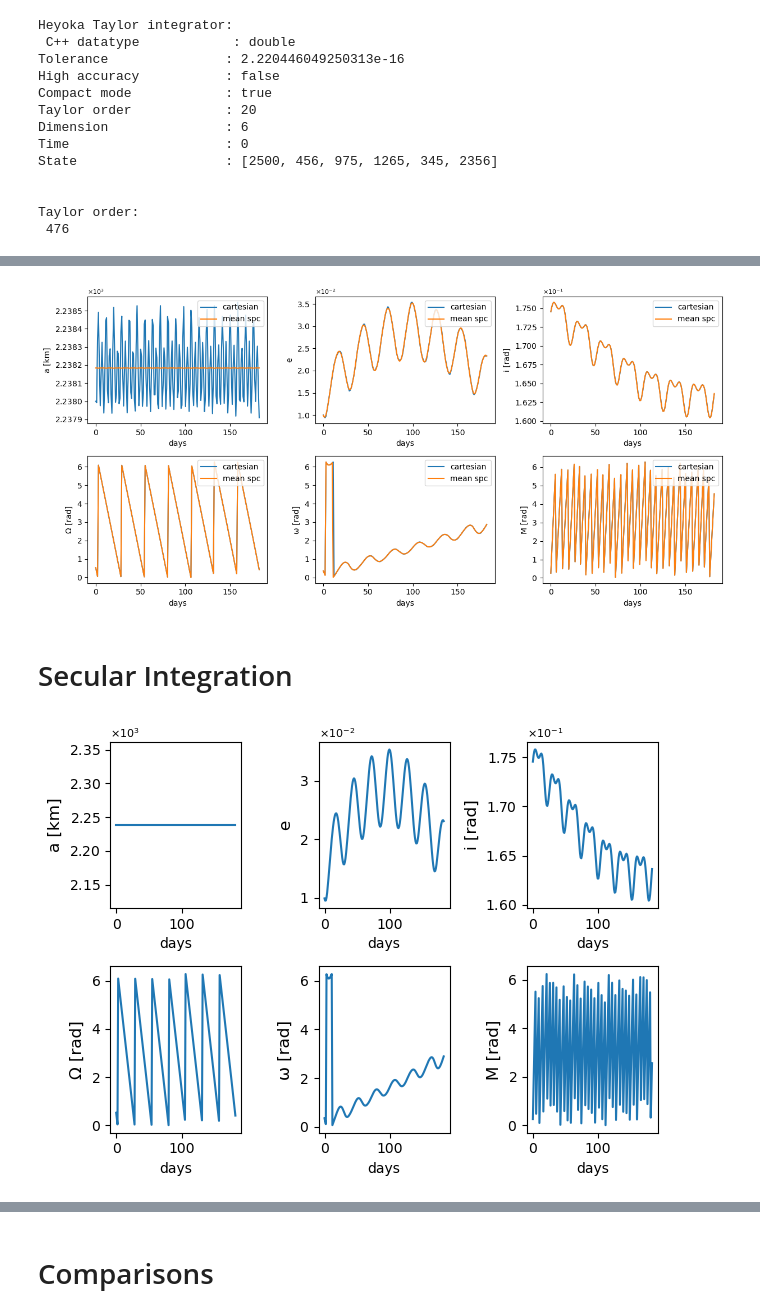
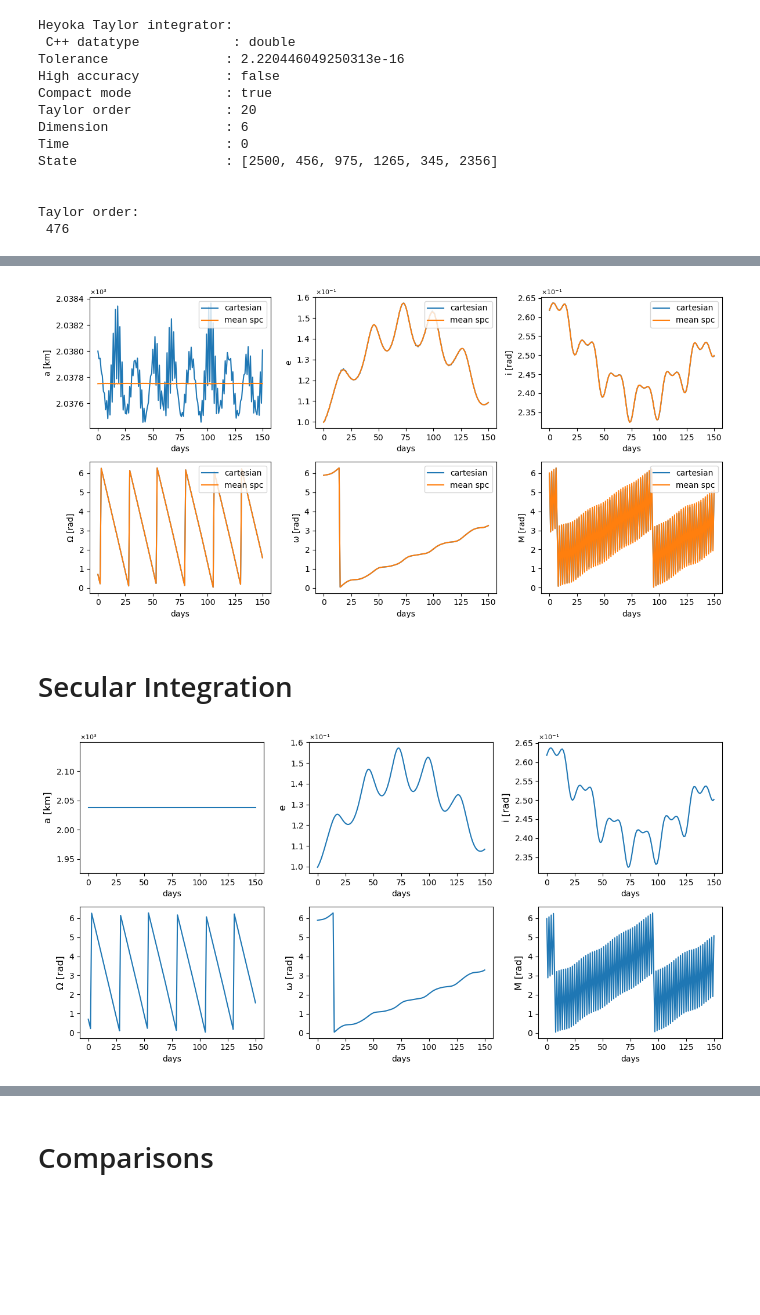
Before and after one commit to edoardolegnaro/AnalyticCisProp, a Jupyter notebook: orbit_integrations.ipynb, the cells around one changed output, grey strips where cells are left out. Saved outputs shown, nothing was run; the diff lists cells and outputs as text; code cells hidden in the pictures; blank space fills up the shorter version.

```diff
--- a/orbit_integrations.ipynb
+++ b/orbit_integrations.ipynb
@@ -15,14 +15,14 @@ from p_tqdm import p_map
 ### Initial Conditions
 # %%
 # osculating elements
-akm = RL + 500
-ecc0 = 0.01
-inc0 = 10*deg
-om0 = 20*deg
-OM0 = 30*deg
-M0 = 15*deg
+akm = RL + 300
+ecc0 = 0.1
+inc0 = 15*deg
+om0 = -0.4
+OM0 = 0.7
+M0 = -0.3
 
-tmax = 365*1/2
+tmax = 150
 dt = 1
 tgrid = np.linspace(0.0, tmax, int(1 + tmax/dt), endpoint = True)
 # %% [markdown]
@@ -143,4 +143,4 @@ for i in range(6):
 plt.tight_layout()
 plt.show()
 # %% [output]
-[figure, old version]
+[figure, new version]
@@ -205,7 +155,7 @@ import analcisprop.propagators.secular_scipy as sec_sp
 ic0_eq = vc.kep2equinox([akm_mean, ecc0_mean, inc0_mean, OM0_mean, om0_mean, M0_mean])
 # %%
 solver_options = {
-    'method': 'RK45',
+    'method': 'LSODA',
     't_eval': tgrid,
     'rtol': 1e-8,
     'atol': 1e-8
@@ -230,24 +175,24 @@ for j in range(sec_sol_eq.y.shape[1]):
     sol_sec_kep_list.append(keplerian_state)
 # %%
 kep_var_names = ['a [km]', 'e', 'i [rad]', 'Ω [rad]', 'ω [rad]', 'M [rad]'] # Added 'a' and 'M'
-
+plt.figure(figsize=(12, 6))
 for i in range(6): # Loop through all 6 Keplerian elements
     plt.subplot(2, 3, i+1)
     # Use sol_sec_eq.t for the time axis
     plt.plot(sec_sol_eq.t, np.array(sol_sec_kep_list)[:, i])
     plt.ylabel(kep_var_names[i], fontsize = 12)
     plt.xlabel('days')
 
     # Optional: Add formatting like in other plots
     ax = plt.gca()
     formatter = ticker.ScalarFormatter(useMathText=True)
     formatter.set_scientific(True)
     formatter.set_powerlimits((-1, 1))
     ax.yaxis.set_major_formatter(formatter)
     ax.yaxis.get_offset_text().set_fontsize(8)
     ax.yaxis.get_offset_text().set_position((0, 1.01))
 
 plt.tight_layout()
 plt.show()
 # %% [output]
-[figure, old version]
+[figure, new version]
```
Also changed, not shown: parts of 24 cells of this notebook, 9 other files.
